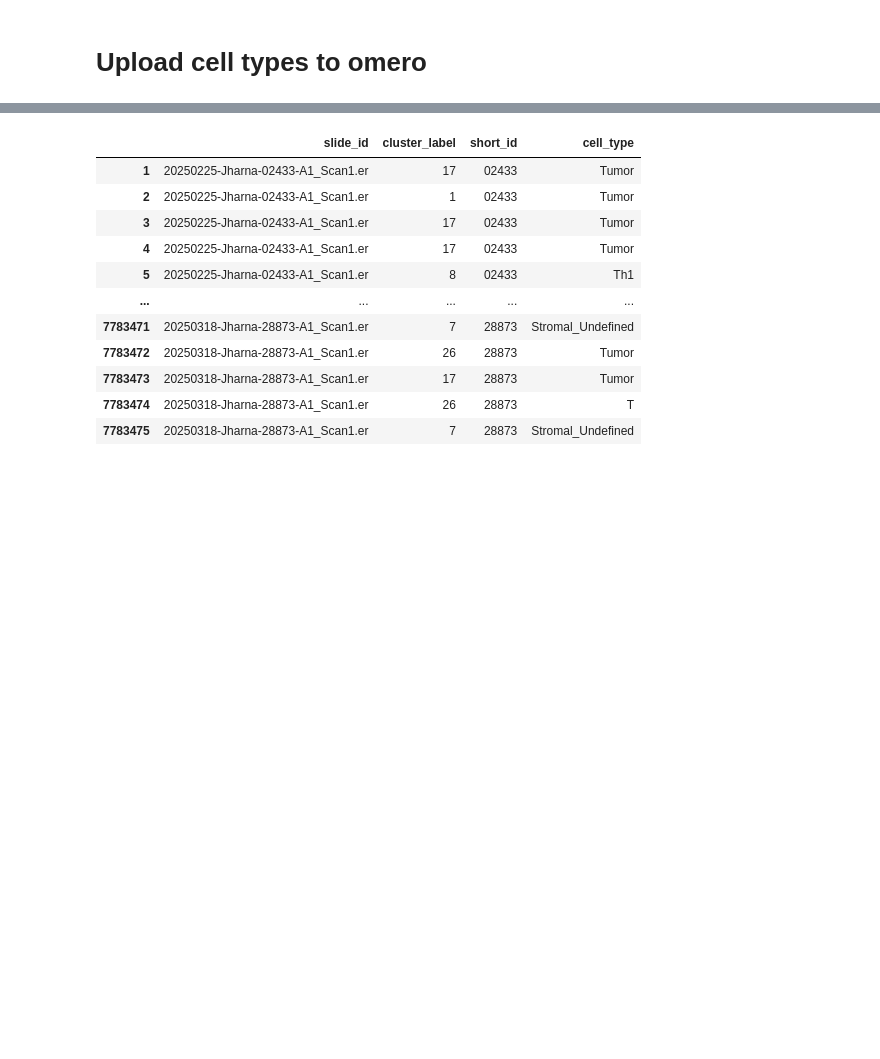
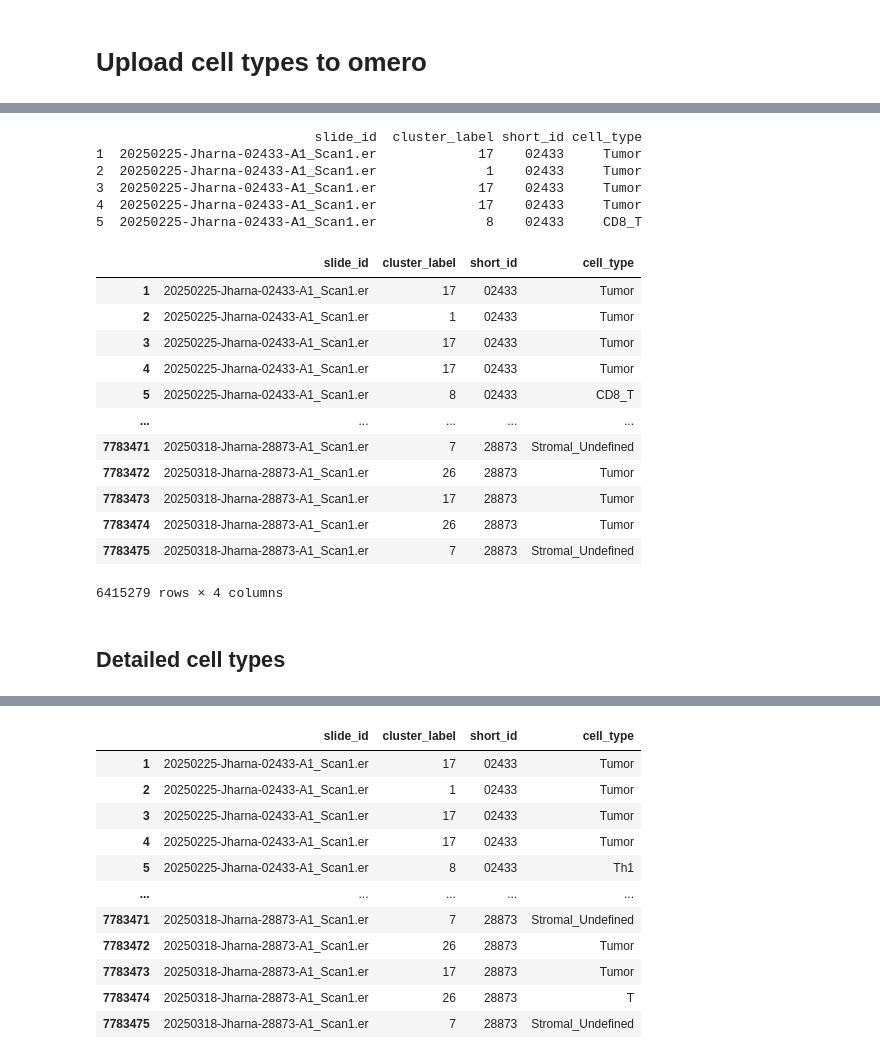
Before and after one commit to FenyoLab/EC_codeximaging, a Jupyter notebook: notebooks/celesta_data_prep_cervical.ipynb, the cells around one changed output, grey strips where cells are left out. Drawn from its saved outputs; the diff is of its cells as text; code cells hidden in the pictures; blank space fills up the shorter version.

```diff
--- a/notebooks/celesta_data_prep_cervical.ipynb
+++ b/notebooks/celesta_data_prep_cervical.ipynb
@@ -206,0 +197,76 @@ Name: count, dtype: int64
+# %%
+# Directory containing celesta result folders
+celesta_results_dir = "/gpfs/home/yb2612/yb2612_fenyo/results/celesta"
+# each folder here is named cervical_00438_raw_arcsinh where 00438 is the short_id
+# extract that part of the string and in that folder, find file ending with high_anchor_default_high_iter_default_final_cell_type_assignment.csv
+# take "Final cell type" col and add it to a new col in phenotype_clusters named cell_type for that short_id
+# repeat for all samples
+# make sure order of rows is preserved per sample
+
+# Initialize a column for cell types
+phenotype_clusters["cell_type"] = None
+
+# Process each sample
+for short_id in phenotype_clusters["short_id"].unique():
+    folder_name = f"cervical_{short_id}_raw_arcsinh"
+    folder_path = os.path.join(celesta_results_dir, folder_name)
+
+    if not os.path.isdir(folder_path):
+        print(f"Folder not found for short_id: {short_id}")
+        continue
+
+    # Find the final assignment file
+    file_pattern = os.path.join(folder_path, "*high_anchor_default_high_iter_default_final_cell_type_assignment.csv")
+    matches = glob.glob(file_pattern)
+
+    if len(matches) != 1:
+        print(f"Expected 1 file, found {len(matches)} for {short_id}")
+        continue
+
+    # Read final cell type assignments
+    celesta_df = pd.read_csv(matches[0])
+    final_cell_types = celesta_df["Final cell type"].values
+
+    # Get the phenotype rows for this short_id
+    mask = phenotype_clusters["short_id"] == short_id
+    n_rows = mask.sum()
+
+    if len(final_cell_types) != n_rows:
+        print(f"Row mismatch for {short_id}: phenotype has {n_rows}, celesta has {len(final_cell_types)}")
+        continue
+
+    # Assign cell types, preserving order
+    phenotype_clusters.loc[mask, "cell_type"] = final_cell_types
+
+# (Optional) Save updated phenotype_clusters
+# phenotype_clusters.to_csv("phenotype_clusters_with_celltypes.csv")
+
+# Preview
+print(phenotype_clusters.head())
+# %% [output]
+                            slide_id  cluster_label short_id cell_type
+1  20250225-Jharna-02433-A1_Scan1.er             17    02433     Tumor
+2  20250225-Jharna-02433-A1_Scan1.er              1    02433     Tumor
+3  20250225-Jharna-02433-A1_Scan1.er             17    02433     Tumor
+4  20250225-Jharna-02433-A1_Scan1.er             17    02433     Tumor
+5  20250225-Jharna-02433-A1_Scan1.er              8    02433     CD8_T
+# %%
+phenotype_clusters["short_id"].value_counts()
+phenotype_clusters.to_csv("/gpfs/home/yb2612/proteomics/data/Cervical_mIF/output/initial_run/celltypes/27_clusters/cell_types_broad_default.csv", index=False)
+phenotype_clusters
+# %% [output]
+|  | slide_id | cluster_label | short_id | cell_type |
+| 1 | 20250225-Jharna-02433-A1_Scan1.er | 17 | 02433 | Tumor |
+| 2 | 20250225-Jharna-02433-A1_Scan1.er | 1 | 02433 | Tumor |
+| 3 | 20250225-Jharna-02433-A1_Scan1.er | 17 | 02433 | Tumor |
+| 4 | 20250225-Jharna-02433-A1_Scan1.er | 17 | 02433 | Tumor |
+| 5 | 20250225-Jharna-02433-A1_Scan1.er | 8 | 02433 | CD8_T |
+| ... | ... | ... | ... | ... |
+| 7783471 | 20250318-Jharna-28873-A1_Scan1.er | 7 | 28873 | Stromal_Undefined |
+| 7783472 | 20250318-Jharna-28873-A1_Scan1.er | 26 | 28873 | Tumor |
+| 7783473 | 20250318-Jharna-28873-A1_Scan1.er | 17 | 28873 | Tumor |
+| 7783474 | 20250318-Jharna-28873-A1_Scan1.er | 26 | 28873 | Tumor |
+| 7783475 | 20250318-Jharna-28873-A1_Scan1.er | 7 | 28873 | Stromal_Undefined |
+6415279 rows × 4 columns
+# %% [markdown]
+## Detailed cell types
```
Also changed, not shown: parts of 10 cells of this notebook, 10 other files.
